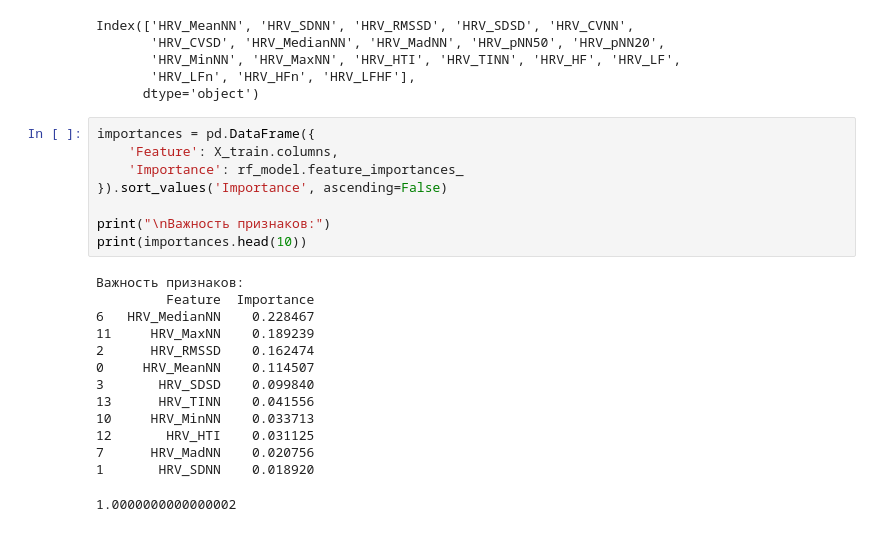
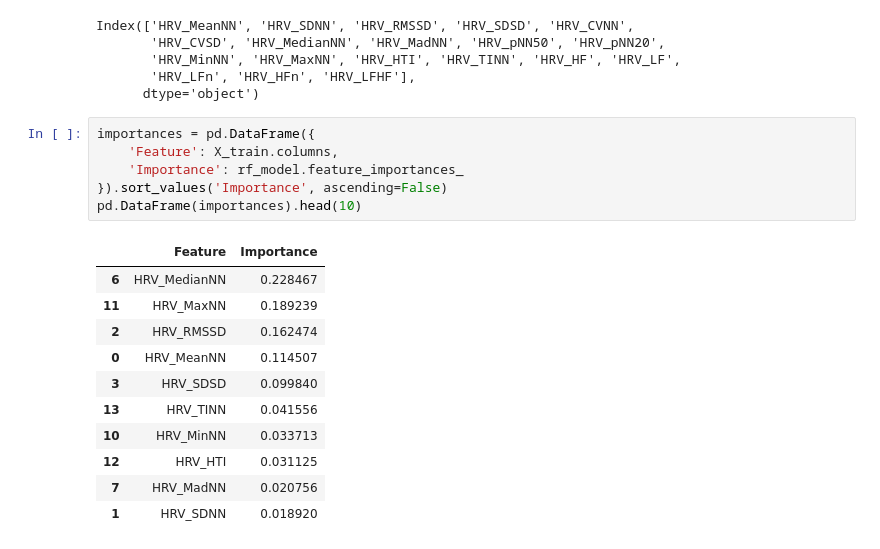
Before and after one commit to IlyaKarakulin/Stress-level-by-PPG, a Jupyter notebook: scr/educate_model.ipynb, the cells around one changed output. Saved outputs shown, nothing was run; the diff lists cells and outputs as text.

```diff
--- a/scr/educate_model.ipynb
+++ b/scr/educate_model.ipynb
@@ -185,22 +185,18 @@ Index(['HRV_MeanNN', 'HRV_SDNN', 'HRV_RMSSD', 'HRV_SDSD', 'HRV_CVNN',
 # %%
 importances = pd.DataFrame({
     'Feature': X_train.columns,
     'Importance': rf_model.feature_importances_
 }).sort_values('Importance', ascending=False)
-
-print("\nВажность признаков:")
-print(importances.head(10))
+pd.DataFrame(importances).head(10)
 # %% [output]
-Важность признаков:
-         Feature  Importance
-6   HRV_MedianNN    0.228467
-11     HRV_MaxNN    0.189239
-2      HRV_RMSSD    0.162474
-0     HRV_MeanNN    0.114507
-3       HRV_SDSD    0.099840
-13      HRV_TINN    0.041556
-10     HRV_MinNN    0.033713
-12       HRV_HTI    0.031125
-7      HRV_MadNN    0.020756
-1       HRV_SDNN    0.018920
-1.0000000000000002
+|  | Feature | Importance |
+| 6 | HRV_MedianNN | 0.228467 |
+| 11 | HRV_MaxNN | 0.189239 |
+| 2 | HRV_RMSSD | 0.162474 |
+| 0 | HRV_MeanNN | 0.114507 |
+| 3 | HRV_SDSD | 0.099840 |
+| 13 | HRV_TINN | 0.041556 |
+| 10 | HRV_MinNN | 0.033713 |
+| 12 | HRV_HTI | 0.031125 |
+| 7 | HRV_MadNN | 0.020756 |
+| 1 | HRV_SDNN | 0.018920 |
```
Also changed, not shown: 3 other files.
